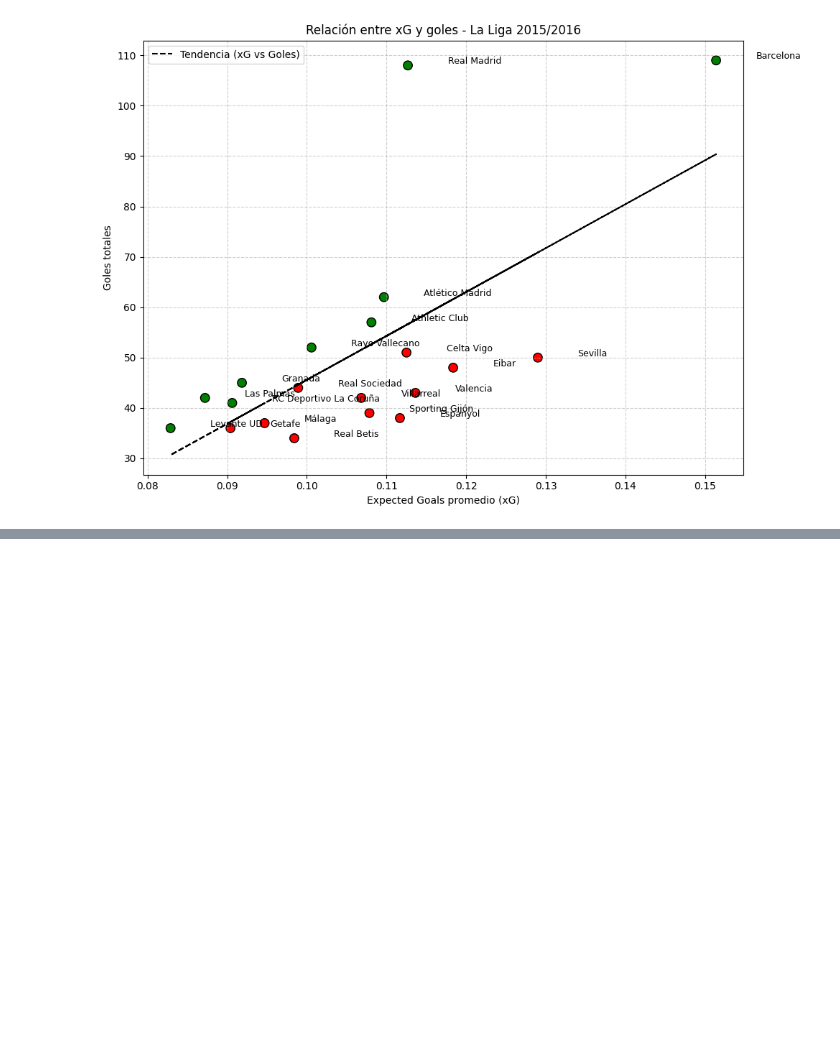
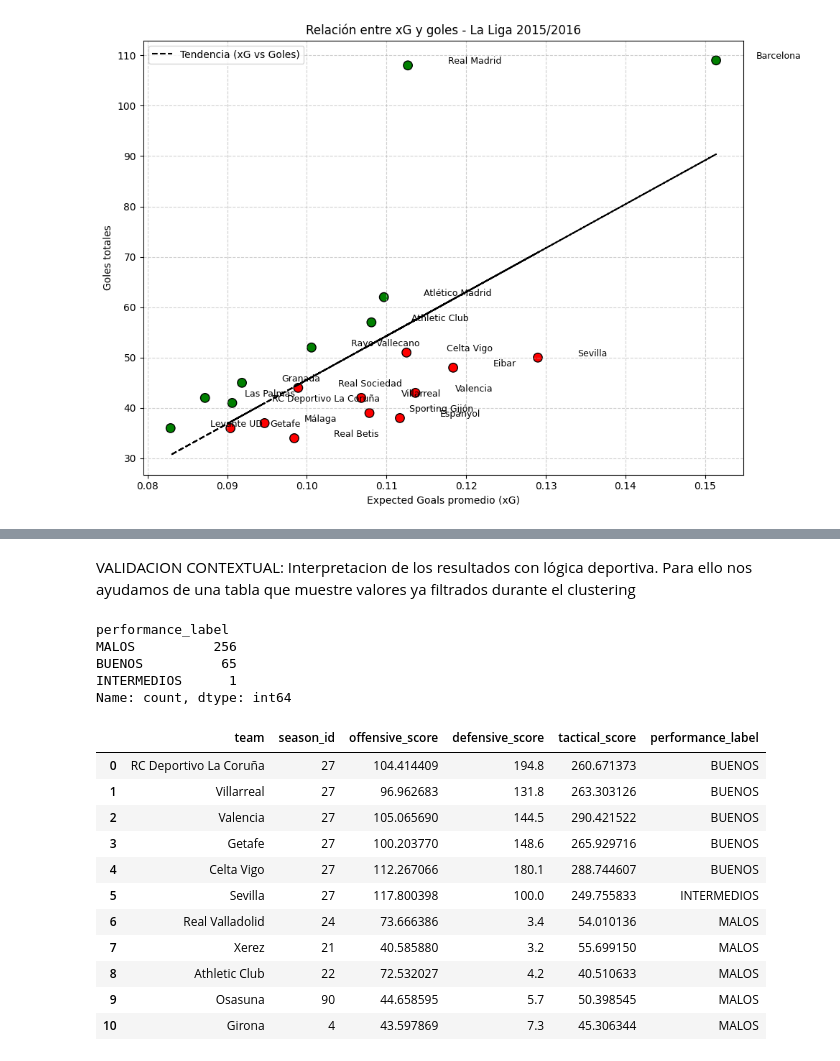
Before and after one commit to VainstubTomas/Aprendizaje_Automatico_Grandes_Datos, a Jupyter notebook: main.ipynb, the cells around one changed output, grey strips where cells are left out. Cells and saved outputs as stored; diff of their text form; code cells hidden in the pictures; blank space fills up the shorter version.

```diff
--- a/main.ipynb
+++ b/main.ipynb
@@ -1070,0 +863,46 @@ Esto sugiere que los equipos Top y No Top son parecidos en algunas métricas (po
+# %% [markdown]
+VALIDACION CONTEXTUAL: Interpretacion de los resultados con lógica deportiva. Para ello nos ayudamos de una tabla que muestre valores ya filtrados durante el clustering
+# %%
+# 1) Ver cuántos hay por categoría (para entender el error)
+print(df_model['performance_label'].value_counts())
+
+# 2) Helper para muestrear hasta n filas por grupo, evitando duplicados por equipo (opcional)
+def sample_up_to(df, label, n=5, unique_team=True, seed=1):
+    sub = df[df['performance_label'] == label].copy()
+    if unique_team:
+        # si un equipo aparece varias veces (otras seasons), quedate con su mejor fila
+        sub = (sub.sort_values('performance_score', ascending=False)
+                 .drop_duplicates('team', keep='first'))
+    k = min(n, len(sub))
+    if k == 0:
+        return sub.iloc[:0]  # dataframe vacío, misma estructura
+    return sub.sample(k, random_state=seed)
+
+# 3) Tomar muestra por grupo (hasta 5 cada uno)
+sample_buenos      = sample_up_to(df_model, 'BUENOS',      n=5, unique_team=True, seed=1)
+sample_intermedios = sample_up_to(df_model, 'INTERMEDIOS', n=5, unique_team=True, seed=1)
+sample_malos       = sample_up_to(df_model, 'MALOS',       n=5, unique_team=True, seed=1)
+
+# 4) Unir y mostrar
+df_samples = pd.concat([sample_buenos, sample_intermedios, sample_malos], ignore_index=True)
+
+cols_show = ['team', 'season_id', 'offensive_score', 'defensive_score', 'tactical_score', 'performance_label']
+display(df_samples[cols_show].sort_values('performance_label'))
+# %% [output]
+performance_label
+MALOS          256
+BUENOS          65
+INTERMEDIOS      1
+Name: count, dtype: int64
+|  | team | season_id | offensive_score | defensive_score | tactical_score | performance_label |
+| 0 | RC Deportivo La Coruña | 27 | 104.414409 | 194.8 | 260.671373 | BUENOS |
+| 1 | Villarreal | 27 | 96.962683 | 131.8 | 263.303126 | BUENOS |
+| 2 | Valencia | 27 | 105.065690 | 144.5 | 290.421522 | BUENOS |
+| 3 | Getafe | 27 | 100.203770 | 148.6 | 265.929716 | BUENOS |
+| 4 | Celta Vigo | 27 | 112.267066 | 180.1 | 288.744607 | BUENOS |
+| 5 | Sevilla | 27 | 117.800398 | 100.0 | 249.755833 | INTERMEDIOS |
+| 6 | Real Valladolid | 24 | 73.666386 | 3.4 | 54.010136 | MALOS |
+| 7 | Xerez | 21 | 40.585880 | 3.2 | 55.699150 | MALOS |
+| 8 | Athletic Club | 22 | 72.532027 | 4.2 | 40.510633 | MALOS |
+| 9 | Osasuna | 90 | 44.658595 | 5.7 | 50.398545 | MALOS |
+| 10 | Girona | 4 | 43.597869 | 7.3 | 45.306344 | MALOS |
```
Also changed, not shown: parts of 41 cells of this notebook.
